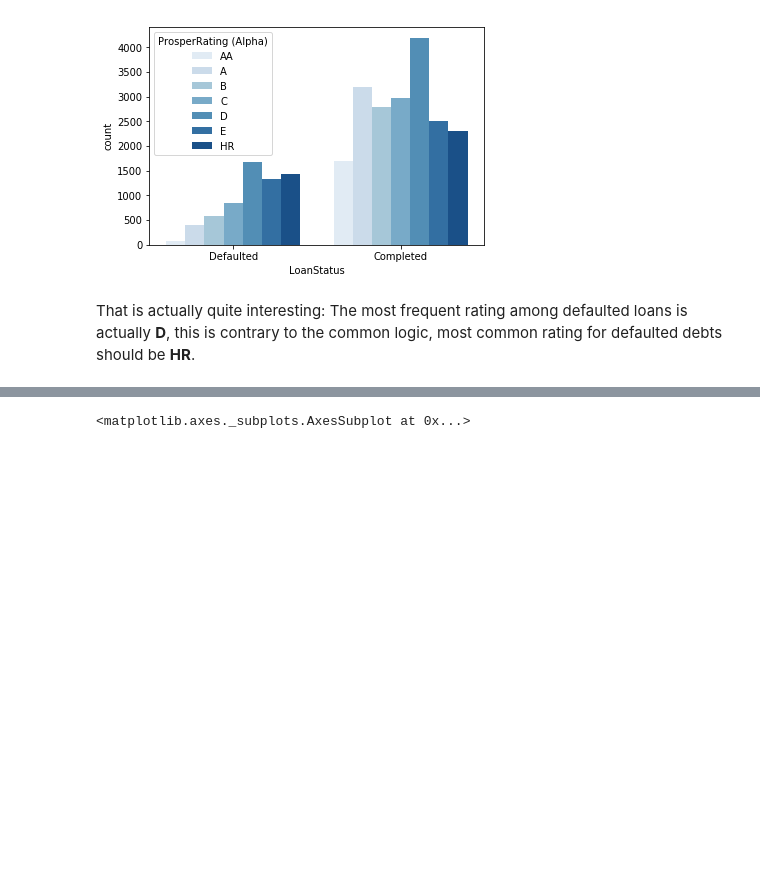
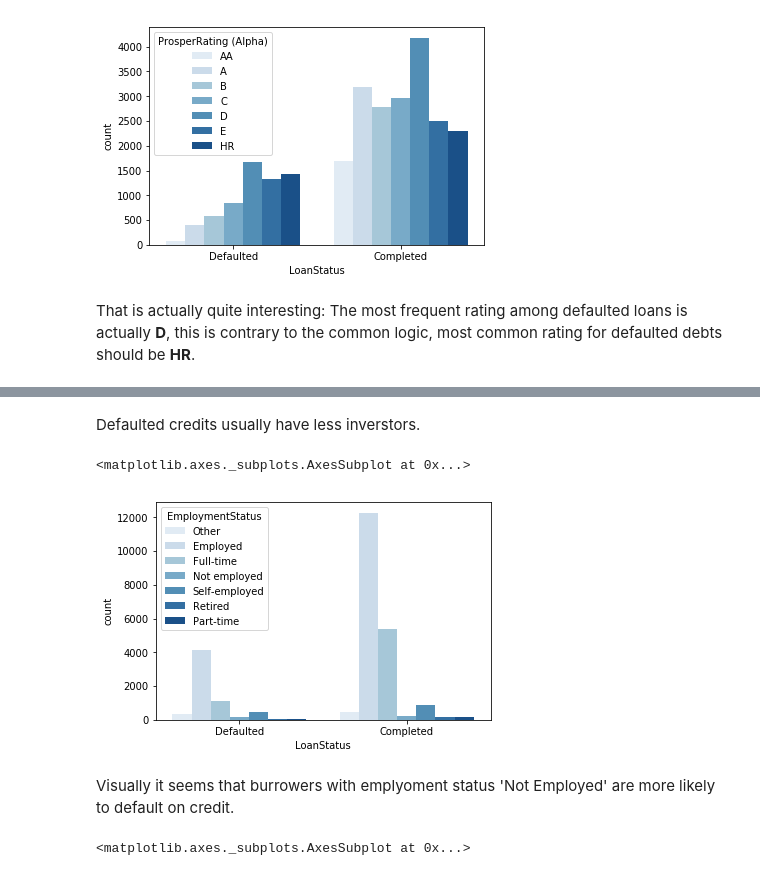
Before and after one commit to Askanio234/Communicate-Data-Findings, a Jupyter notebook: exploration.ipynb, the cells around one changed output, grey strips where cells are left out. Cells and saved outputs as stored; diff of their text form; code cells hidden in the pictures; blank space fills up the shorter version.

```diff
--- a/exploration.ipynb
+++ b/exploration.ipynb
@@ -439,3 +446,12 @@ That is actually quite interesting: The most frequent rating among defaulted loa
+# %% [markdown]
+Defaulted credits usually have less inverstors.
+# %%
+sb.countplot(data=target_df, x='LoanStatus', hue='EmploymentStatus', palette='Blues')
+# %% [output]
+<matplotlib.axes._subplots.AxesSubplot at 0x...>
+[figure, added]
+# %% [markdown]
+Visually it seems that burrowers with emplyoment status 'Not Employed' are more likely to default on credit.
 # %%
 sb.violinplot(data = target_df, x = 'LoanStatus', y = 'LoanOriginalAmount', color = default_color)
 # %% [output]
```
Also changed, not shown: parts of 18 cells of this notebook.
